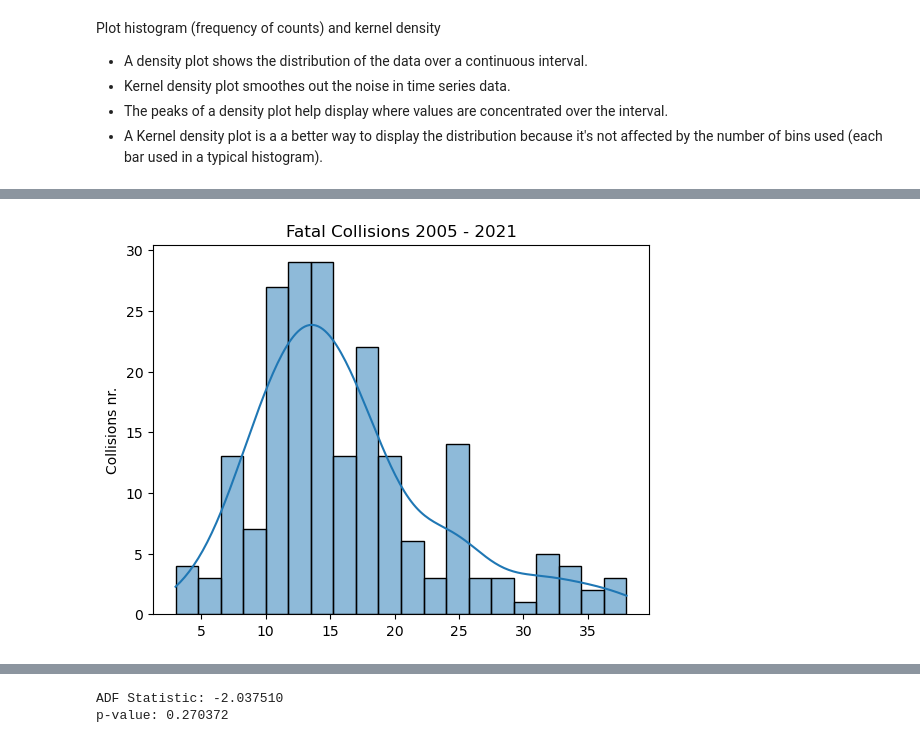
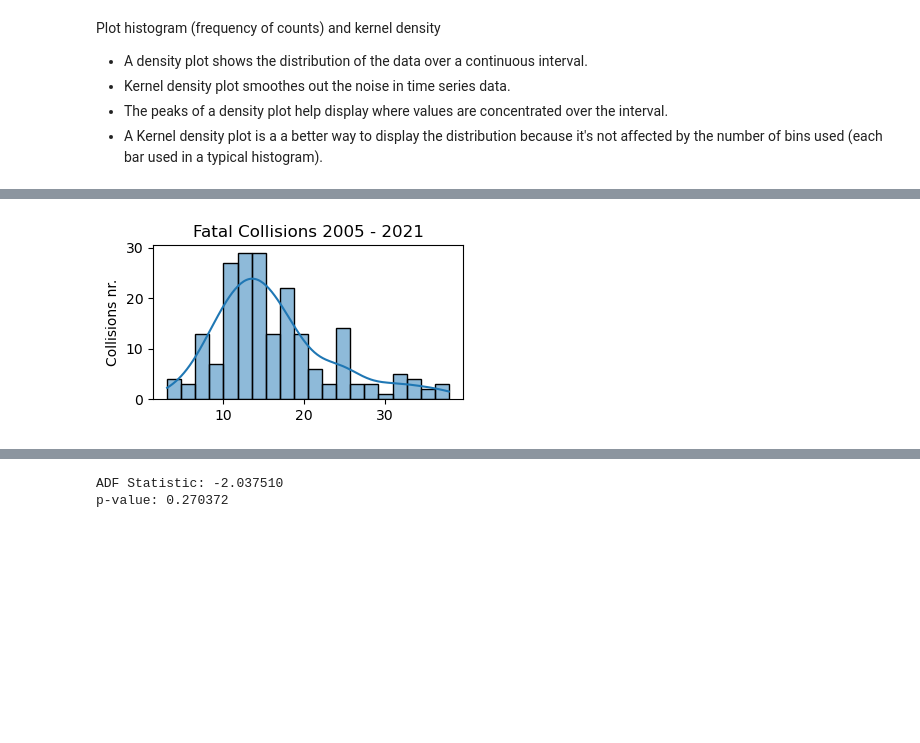
Before and after one commit to Natidhcp/CCT_MSc_DA_CA2, a Jupyter notebook: CA2.ipynb, the cells around one changed output, grey strips where cells are left out. Cells and saved outputs as stored; diff of their text form; code cells hidden in the pictures; blank space fills up the shorter version.

```diff
--- a/CA2.ipynb
+++ b/CA2.ipynb
@@ -876,6 +1006,7 @@ Plot histogram (frequency of counts) and kernel density
 * The peaks of a density plot help display where values are concentrated over the interval.
 * A Kernel density plot is a a better way to display the distribution because it's not affected by the number of bins used (each bar used in a typical histogram).
 # %%
+ax = plt.subplots(figsize = (4, 2))
 ax = sns.histplot(df, kde=True,bins=20)
 ax.set_ylabel('Collisions nr.')
 ax.set_title('Fatal Collisions 2005 - 2021')
@@ -886 +1017 @@ No artists with labels found to put in legend.  Note that artists whose label st
-[figure, old version]
+[figure, new version]
```
Also changed, not shown: parts of 88 cells of this notebook.
